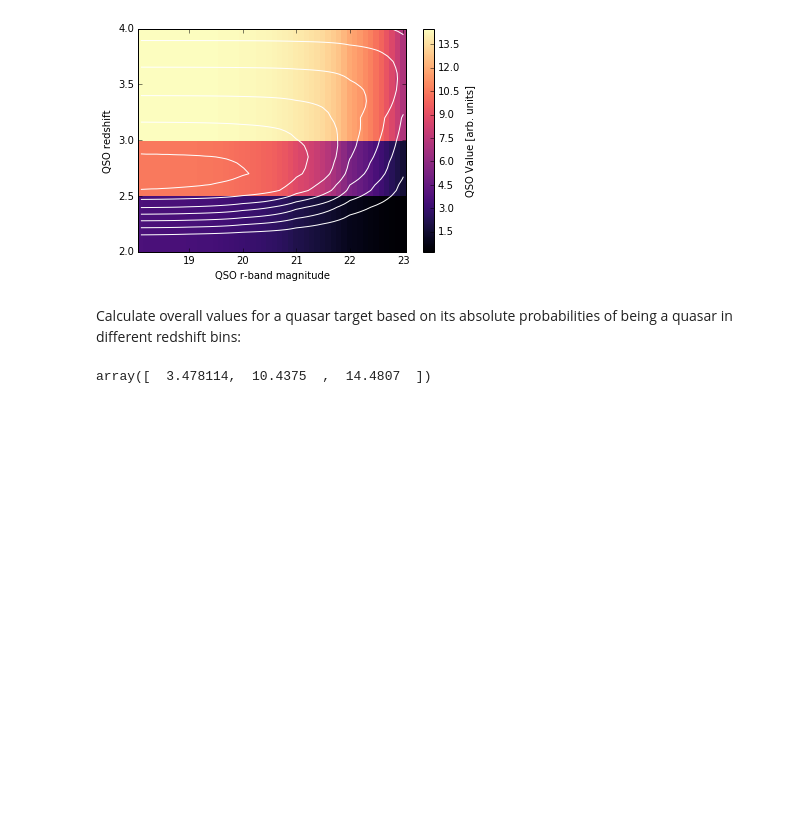
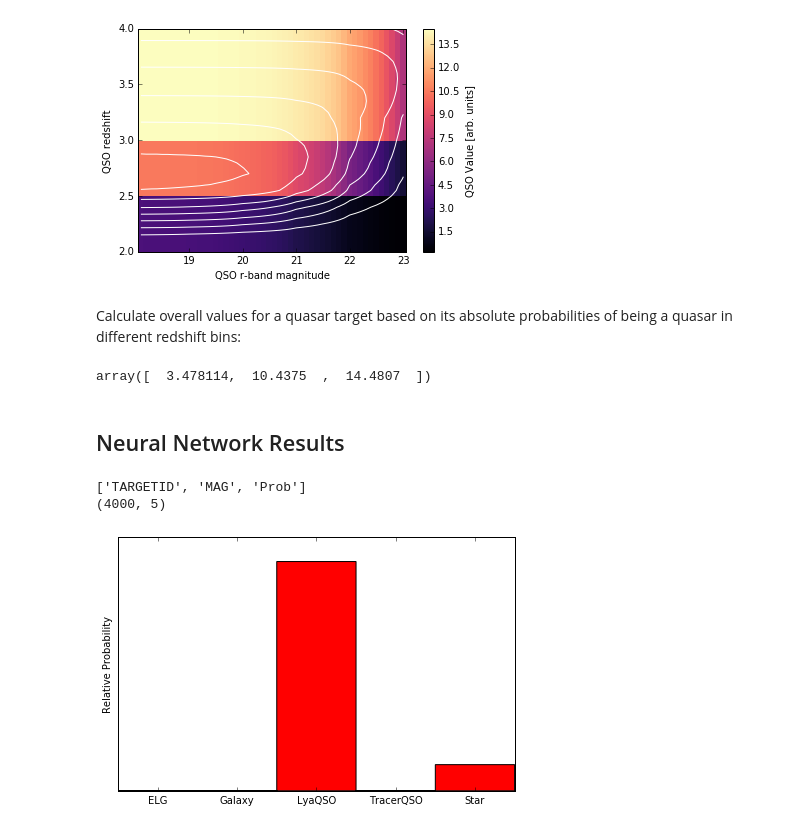
Before and after one commit to fjaviersanchez/OSULymanAlpha, a Jupyter notebook: QuasarValue.ipynb, the cells around one changed output. Drawn from its saved outputs; the diff is of its cells as text; code cells hidden in the pictures; blank space fills up the shorter version.

```diff
--- a/QuasarValue.ipynb
+++ b/QuasarValue.ipynb
@@ -86,3 +199,32 @@ def get_values(r_mag, z_prob):
 get_values([19, 19, 19], [[1,0,0],[0,1,0],[0,0,1]])
 # %% [output]
 array([  3.478114,  10.4375  ,  14.4807  ])
+# %% [markdown]
+## Neural Network Results
+# %%
+def get_nn():
+    t = astropy.table.Table.read('quassifier_results_dense_prob.fits', hdu=1)
+    print t.colnames
+    print t['Prob'].shape
+    return t
+
+nn = get_nn()
+# %% [output]
+['TARGETID', 'MAG', 'Prob']
+(4000, 5)
+# %%
+def plot_nn(i=8, save=None):
+    x = np.arange(5)
+    bins = np.linspace(-0.5, 4.5, 6)
+    plt.hist(x, bins=bins, weights=nn['Prob'][i], histtype='stepfilled', color='r')
+    plt.gca().get_yaxis().set_ticks([])
+    plt.ylabel('Relative Probability')
+    plt.gca().set_xticklabels(['', 'ELG', 'Galaxy', 'LyaQSO', 'TracerQSO', 'Star'])
+    plt.xlim(bins[0], bins[-1])
+    plt.tight_layout()
+    if save:
+        plt.savefig(save)
+# %%
+plot_nn(0, 'lyaprob.pdf')
+# %% [output]
+[figure, added]
```
Also changed, not shown: parts of 14 cells of this notebook.
